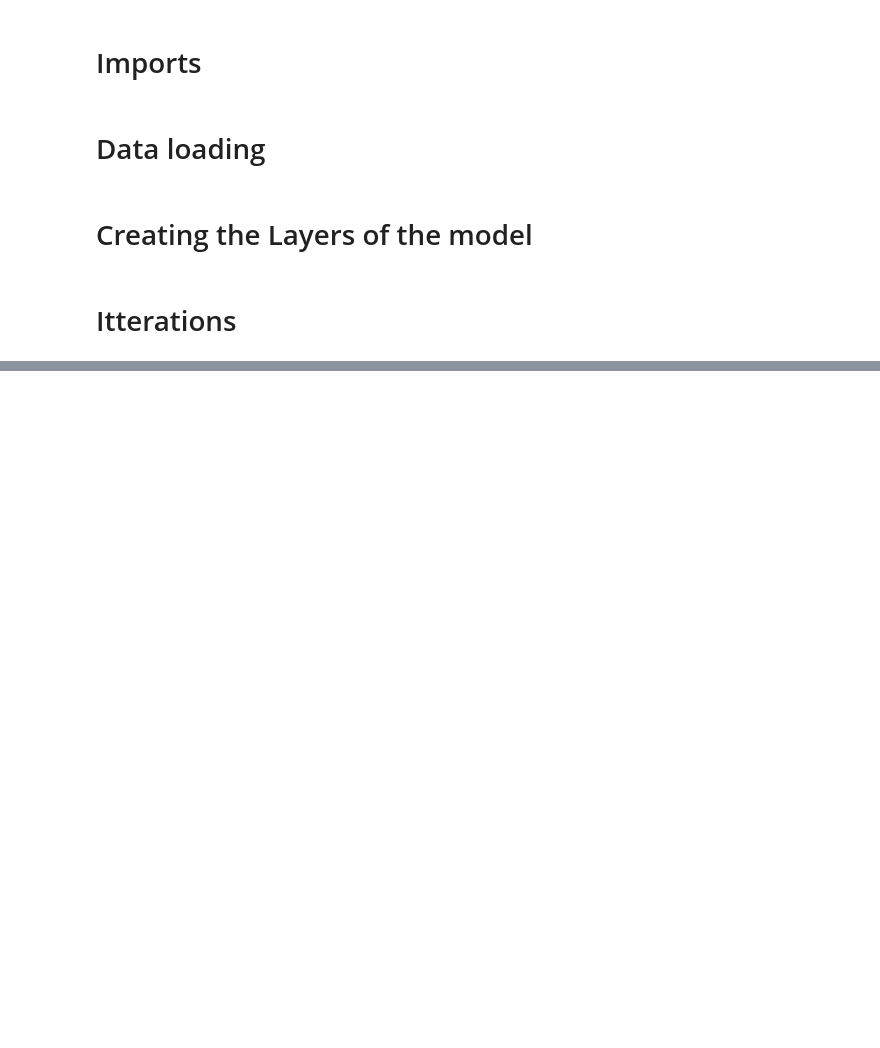
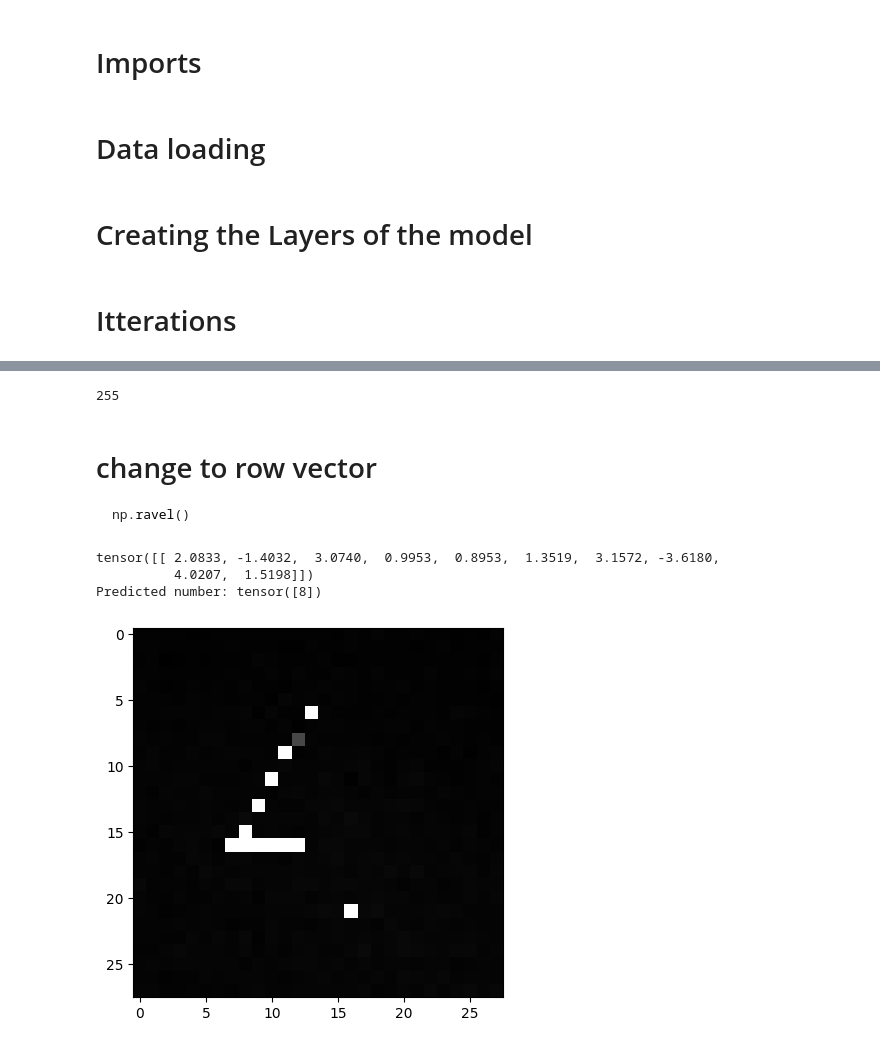
Before and after one commit to kunalashah99/Digit_recogniser, a Jupyter notebook: digit_recog.ipynb, the cells around one changed output, grey strips where cells are left out. Saved outputs shown, nothing was run; the diff lists cells and outputs as text; code cells hidden in the pictures; blank space fills up the shorter version.

````diff
--- a/digit_recog.ipynb
+++ b/digit_recog.ipynb
@@ -189,0 +265,24 @@ print(not_same)
+# %%
+img.max()
+# %% [output]
+255
+# %% [markdown]
+# change to row vector
+
+```python
+np.ravel()
+```
+# %%
+with torch.no_grad():
+    plt.imshow(img, cmap='gray')
+    img_tens = torch.tensor(img.ravel(),dtype=torch.float)
+    img_tens = torch.unsqueeze(img_tens, 0)
+    predict = model.forward(img_tens)
+print(predict)
+_, pred_cls = torch.max(predict.data, 1)
+print(f"Predicted number: {pred_cls}")
+# %% [output]
+tensor([[ 2.0833, -1.4032,  3.0740,  0.9953,  0.8953,  1.3519,  3.1572, -3.6180,
+          4.0207,  1.5198]])
+Predicted number: tensor([8])
+[figure, added]
````
Also changed, not shown: parts of 17 cells of this notebook, 6 other files.
